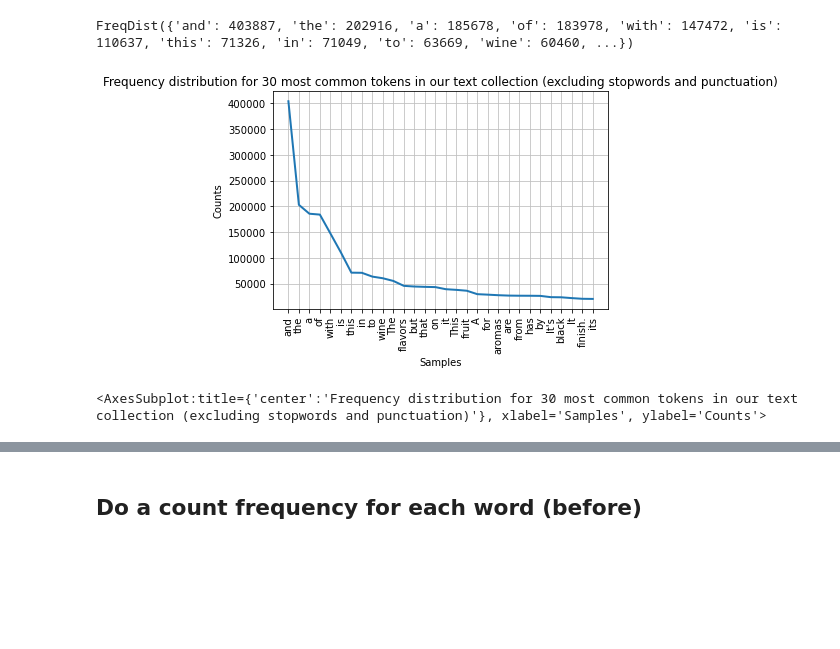
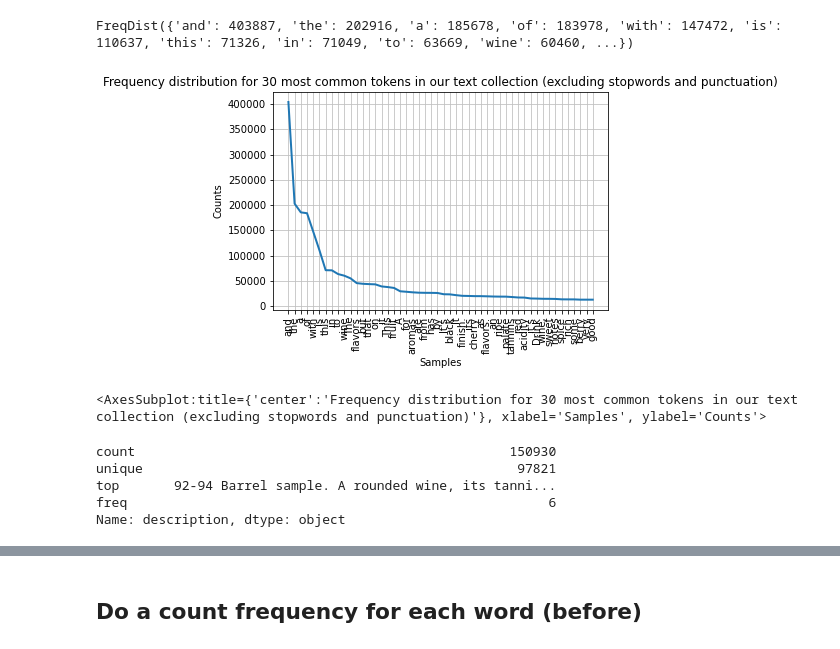
Before and after one commit to darrentyh/IS450-text-mining, a Jupyter notebook: Data Cleaning.ipynb, the cells around one changed output, grey strips where cells are left out. Cells and saved outputs as stored; diff of their text form; code cells hidden in the pictures; blank space fills up the shorter version.

```diff
--- a/Data Cleaning.ipynb
+++ b/Data Cleaning.ipynb
@@ -96,7 +122,15 @@ count_words
 # %% [output]
 FreqDist({'and': 403887, 'the': 202916, 'a': 185678, 'of': 183978, 'with': 147472, 'is': 110637, 'this': 71326, 'in': 71049, 'to': 63669, 'wine': 60460, ...})
 # %%
-count_words.plot(30,title='Frequency distribution for 30 most common tokens in our text collection (excluding stopwords and punctuation)')
+count_words.plot(50,title='Frequency distribution for 30 most common tokens in our text collection (excluding stopwords and punctuation)')
 # %% [output]
-[figure, old version]
+[figure, new version]
 <AxesSubplot:title={'center':'Frequency distribution for 30 most common tokens in our text collection (excluding stopwords and punctuation)'}, xlabel='Samples', ylabel='Counts'>
+# %%
+df['description'].describe()
+# %% [output]
+count                                                150930
+unique                                                97821
+top       92-94 Barrel sample. A rounded wine, its tanni...
+freq                                                      6
+Name: description, dtype: object
```
Also changed, not shown: parts of 9 cells of this notebook.
